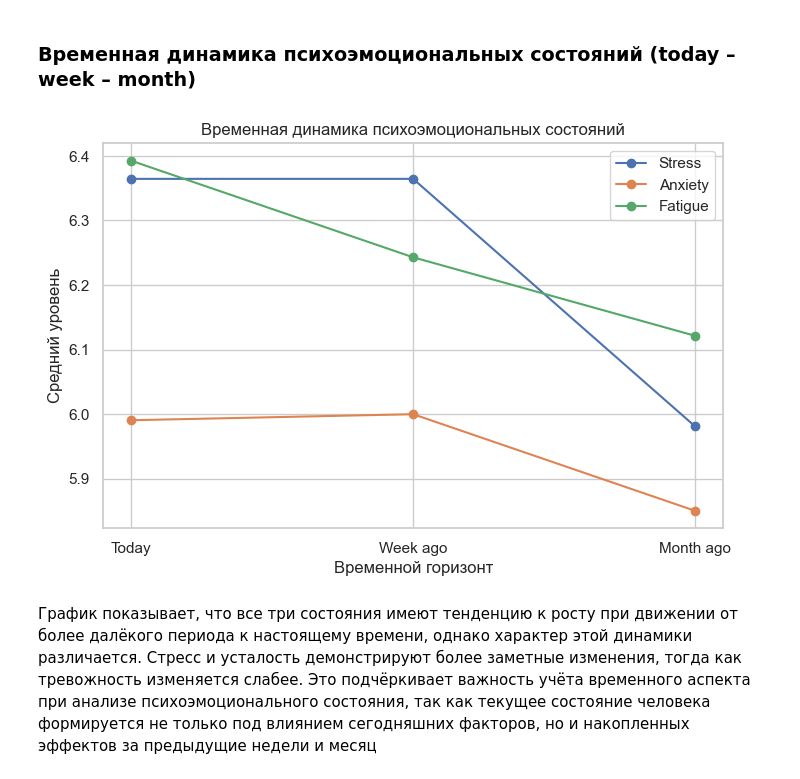
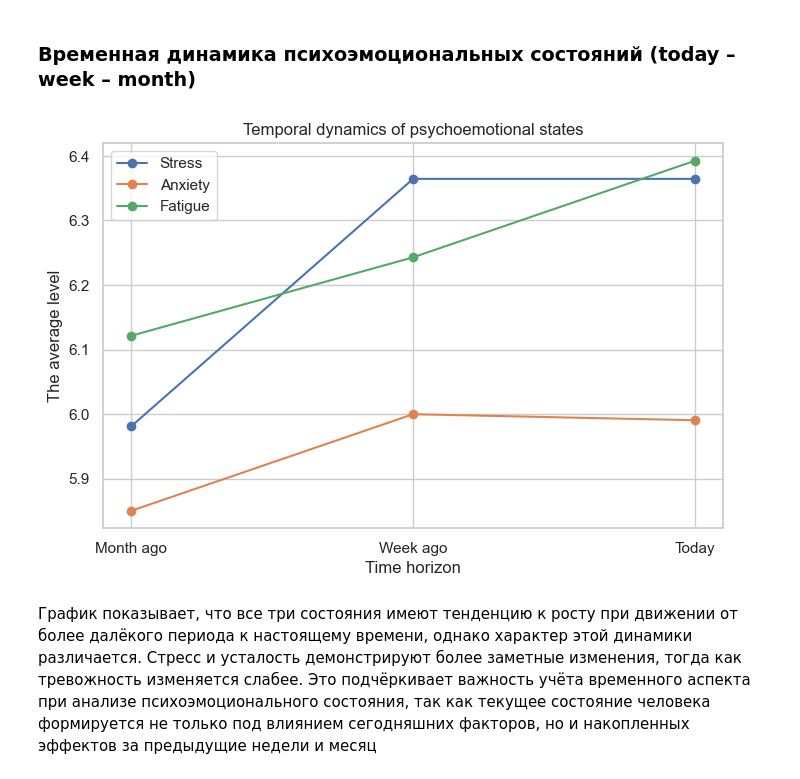
Before and after one commit to JohnnyIsNotAvailable/data-mining-final-2025f, a Jupyter notebook: notebooks/02_EDA.ipynb, the cells around one changed output. Saved outputs shown, nothing was run; the diff lists cells and outputs as text; code cells hidden in the pictures.

```diff
--- a/notebooks/02_EDA.ipynb
+++ b/notebooks/02_EDA.ipynb
@@ -446,47 +446,49 @@ plt.show()
 # %%
 # Средние значения по временным точкам
 time_data = {
-    "Today": [
-        df["stress_current"].mean(),
-        df["anxiety_current"].mean(),
-        df["fatigue_current"].mean()
+    "Month ago": [
+        df["stress_month"].mean(),
+        df["anxiety_month"].mean(),
+        df["fatigue_month"].mean()
     ],
     "Week ago": [
         df["stress_week"].mean(),
         df["anxiety_week"].mean(),
         df["fatigue_week"].mean()
     ],
-    "Month ago": [
-        df["stress_month"].mean(),
-        df["anxiety_month"].mean(),
-        df["fatigue_month"].mean()
+    "Today": [
+        df["stress_current"].mean(),
+        df["anxiety_current"].mean(),
+        df["fatigue_current"].mean()
     ]
+
+
 }
 
 time_df = pd.DataFrame(
     time_data,
     index=["Stress", "Anxiety", "Fatigue"]
 )
 
 plt.figure(figsize=(8, 5))
 
 for state in time_df.index:
     plt.plot(
         time_df.columns,
         time_df.loc[state],
         marker="o",
         label=state
     )
 
-plt.title("Временная динамика психоэмоциональных состояний")
-plt.xlabel("Временной горизонт")
-plt.ylabel("Средний уровень")
+plt.title("Temporal dynamics of psychoemotional states")
+plt.xlabel("Time horizon")
+plt.ylabel("The average level")
 plt.legend()
 plt.grid(True)
 
 plt.show()
 # %% [output]
-[figure, old version]
+[figure, new version]
 # %% [markdown]
 График показывает, что все три состояния имеют тенденцию к росту при движении от более далёкого периода к настоящему времени, однако характер этой динамики различается. Стресс и усталость демонстрируют более заметные изменения, тогда как тревожность изменяется слабее. Это подчёркивает важность учёта временного аспекта при анализе психоэмоционального состояния, так как текущее состояние человека формируется не только под влиянием сегодняшних факторов, но и накопленных эффектов за предыдущие недели и месяц
 # %% [markdown]
```
Also changed, not shown: parts of 1 cell of this notebook, 1 other file.
